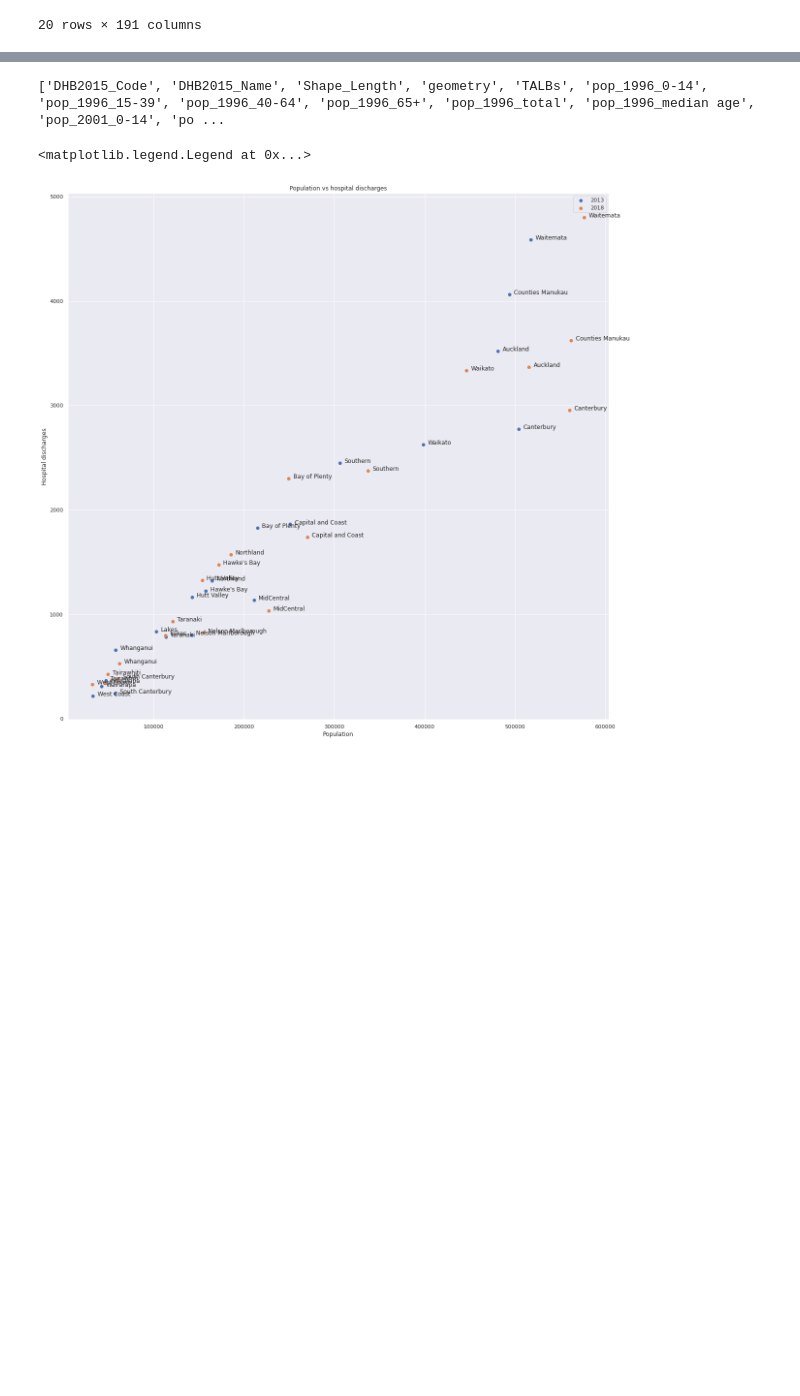
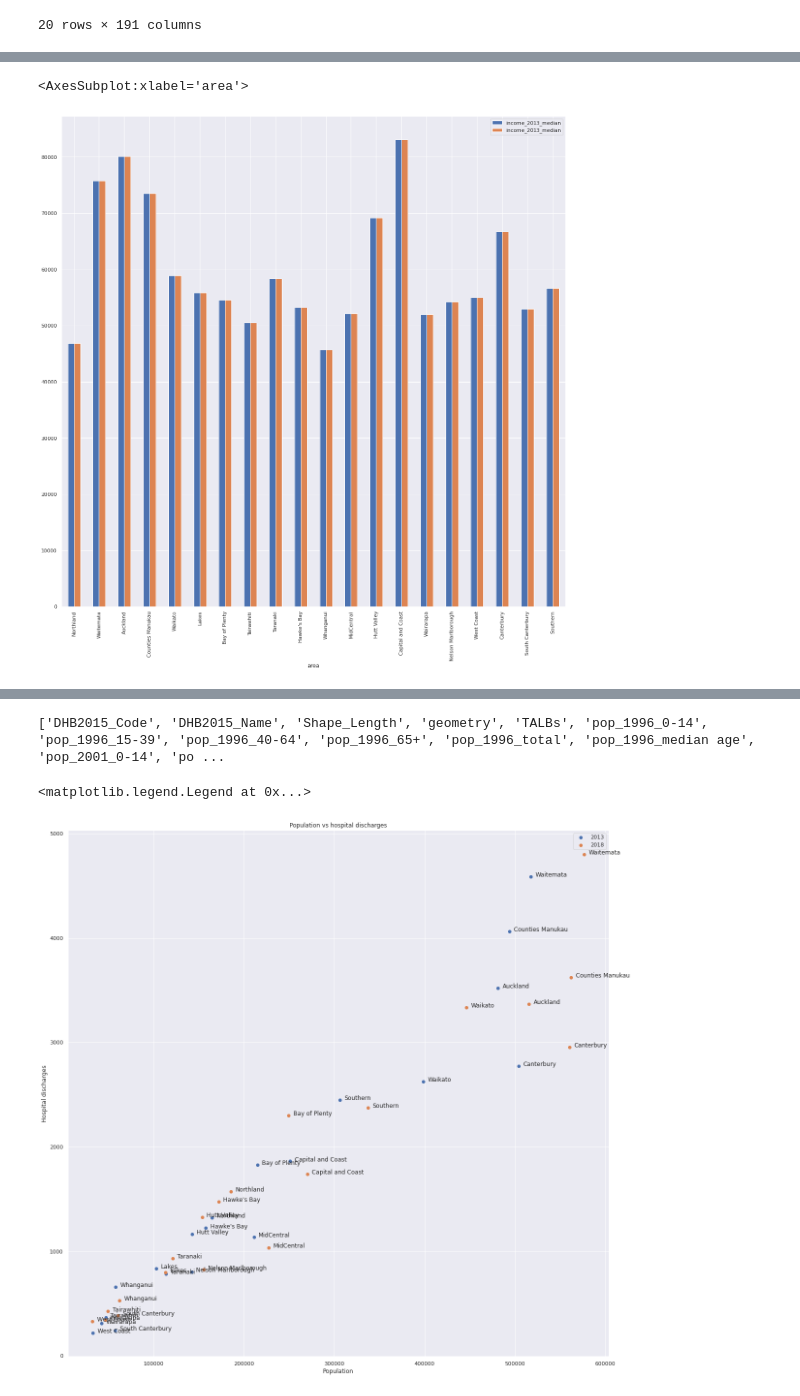
Before and after one commit to UoA-eResearch/hospitals_nz, a Jupyter notebook: train.ipynb, the cells around one changed output, grey strips where cells are left out. Cells and saved outputs as stored; diff of their text form; code cells hidden in the pictures; blank space fills up the shorter version.

Commit message:
load income data, more heatmaps investigating model error

```diff
--- a/train.ipynb
+++ b/train.ipynb
@@ -610,3 +610,18 @@ DHB
 | 18 | 19 | South Canterbury | 5.492453e+05 | MULTIPOLYGON (((1401175.545 51897... | Timaru District,Mackenzie Distric... | 12070.0 | 18190.0 | ... |
 | 19 | 22 | Southern | 2.725169e+06 | MULTIPOLYGON (((1184140.367 47481... | Waitaki District,Central Otago Di... | 61350.0 | 112950.0 | ... |
 20 rows × 191 columns
+# %%
+header = []
+for k in ["Total households", "median", "<$20K", "$20K-$30K", "$30K-$50K",
+            "$50K-$70K", "$70K-$100K", "$100K-$150K", ">$150K", "Total households stated", "Not stated"]:
+    header.append("income_2013_" + k)
+    header.append("income_2018_" + k)
+header = ["area"] + header
+income = pd.read_excel("input/total_household_income_2013_2018_census_by_DHB.xlsx",
+                        skiprows=5,
+                        names=header,
+                        usecols="A,C:X",
+                        index_col=0,
+                        nrows=20)
+income[income.columns[income.columns!="area"]]
+income
@@ -612,0 +648,5 @@ DHB
+# %%
+income[["income_2013_median", "income_2013_median"]].plot(kind="bar")
+# %% [output]
+<AxesSubplot:xlabel='area'>
+[figure, added]
```
Also changed, not shown: parts of 30 cells of this notebook, 2 other files.
